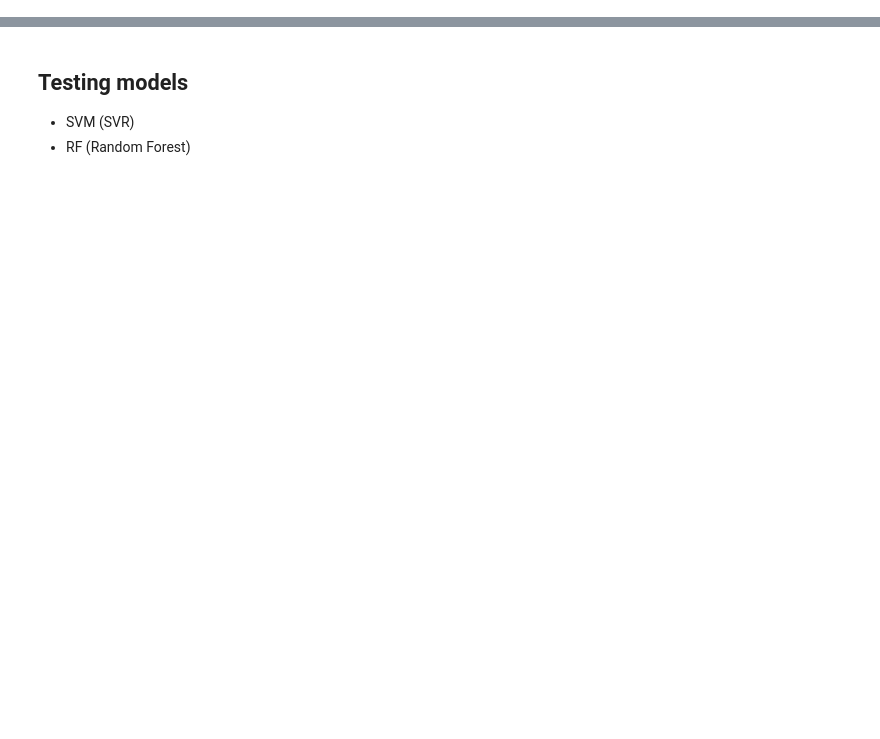
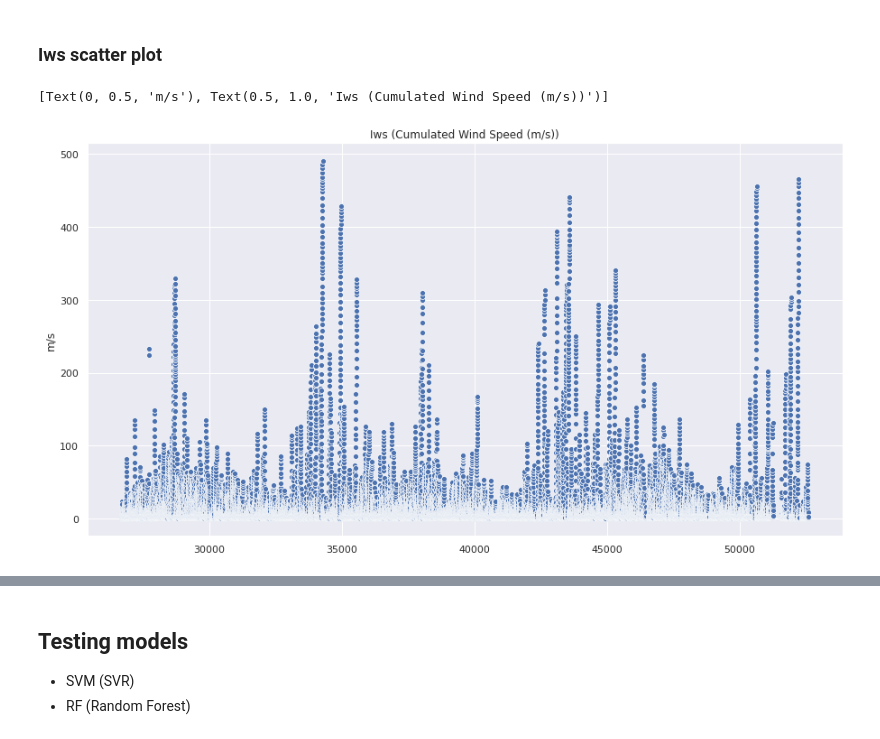
Before and after one commit to anargu/environmental-monitor, a Jupyter notebook: exploring data.ipynb, the cells around one changed output, grey strips where cells are left out. Cells and saved outputs as stored; diff of their text form; code cells hidden in the pictures; blank space fills up the shorter version.

```diff
--- a/exploring data.ipynb
+++ b/exploring data.ipynb
@@ -20,0 +67,11 @@ df.describe()
+# %% [markdown]
+### Iws scatter plot
+# %%
+# weather_df['precipitation'].describe()
+# sns.scatterplot(data=weather_df['precipitation'])
+sns.set(rc = {'figure.figsize':(15,8)})
+ax = sns.scatterplot(data=weather_df['Iws'])
+ax.set(title='Iws (Cumulated Wind Speed (m/s))', ylabel='m/s')
+# %% [output]
+[Text(0, 0.5, 'm/s'), Text(0.5, 1.0, 'Iws (Cumulated Wind Speed (m/s))')]
+[figure, added]
```
Also changed, not shown: parts of 16 cells of this notebook, 1 other file.
